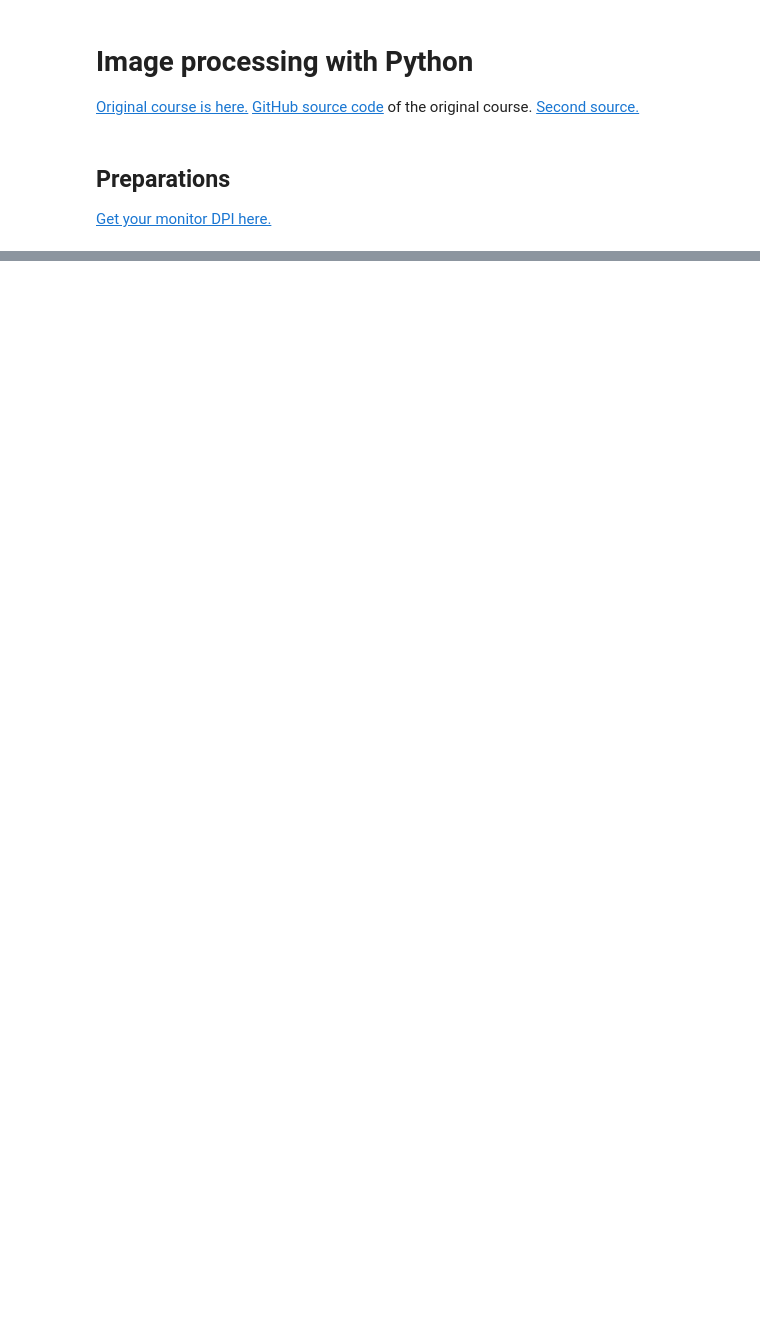
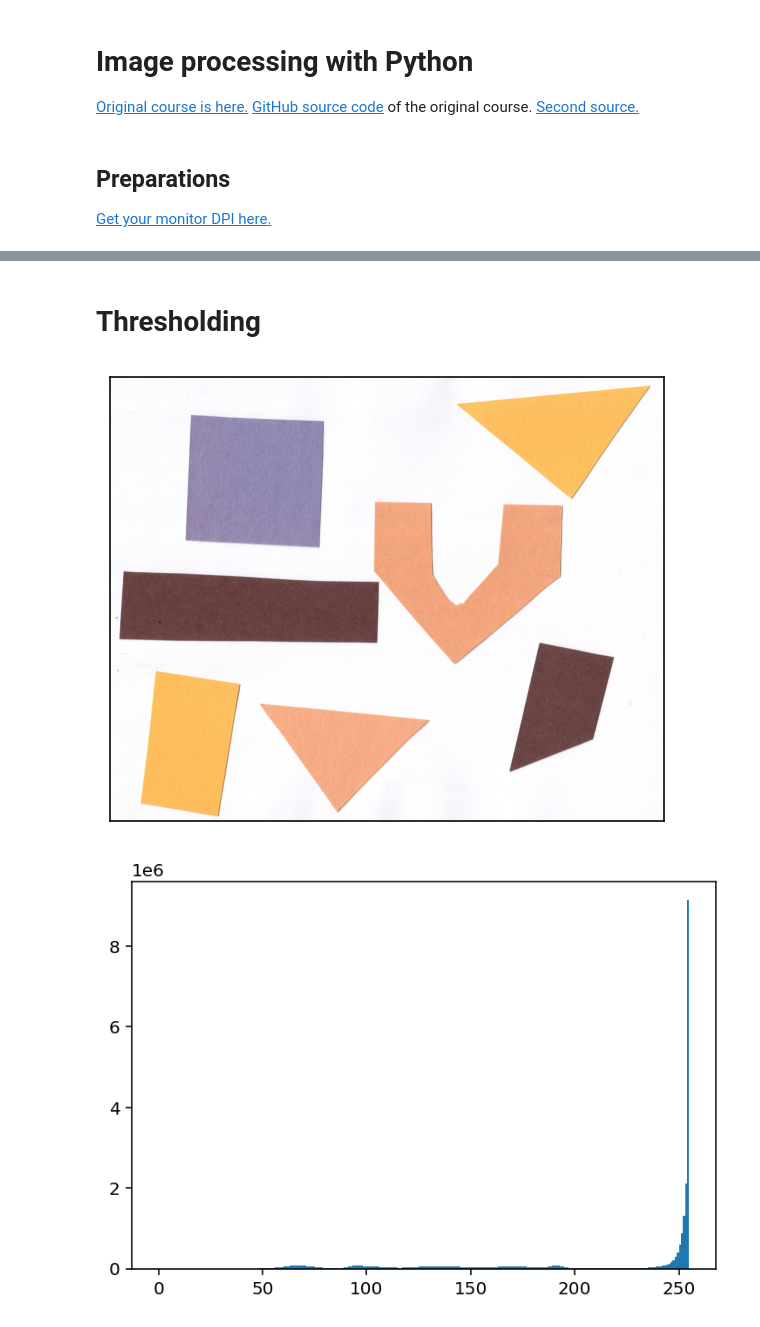
Before and after one commit to mmeshok/for_resume, a Jupyter notebook: Image Processing.ipynb, the cells around one changed output, grey strips where cells are left out. Saved outputs shown, nothing was run; the diff lists cells and outputs as text; code cells hidden in the pictures; blank space fills up the shorter version.

```diff
--- a/Image Processing.ipynb
+++ b/Image Processing.ipynb
@@ -48,0 +169,10 @@ array([[[158, 170, 172],
+# %% [markdown]
+# Thresholding
+# %%
+size = (6, 4)
+image = get_image(img3)
+show_image(image, size)
+show_hist(img3, size)
+# %% [output]
+[figure, added]
+[figure, added]
```
Also changed, not shown: parts of 9 cells of this notebook.
